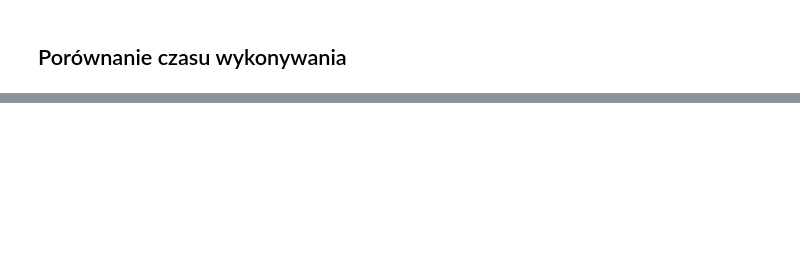
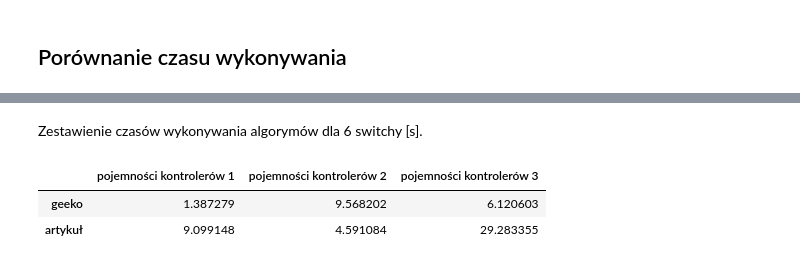
Before and after one commit to eva-m-s/ccpp-algorithm-comparison, a Jupyter notebook: comparison.ipynb, the cells around one changed output, grey strips where cells are left out. Drawn from its saved outputs; the diff is of its cells as text; code cells hidden in the pictures; blank space fills up the shorter version.

```diff
--- a/comparison.ipynb
+++ b/comparison.ipynb
@@ -201,0 +251,8 @@ plt.show()
+# %% [markdown]
+Zestawienie czasów wykonywania algorymów dla 6 switchy [s].
+# %%
+pd.DataFrame([geeko_times[1], article_times[1]], rows, columns)
+# %% [output]
+|  | pojemności kontrolerów 1 | pojemności kontrolerów 2 | pojemności kontrolerów 3 |
+| geeko | 1.387279 | 9.568202 | 6.120603 |
+| artykuł | 9.099148 | 4.591084 | 29.283355 |
```
Also changed, not shown: parts of 34 cells of this notebook, 3 other files.
